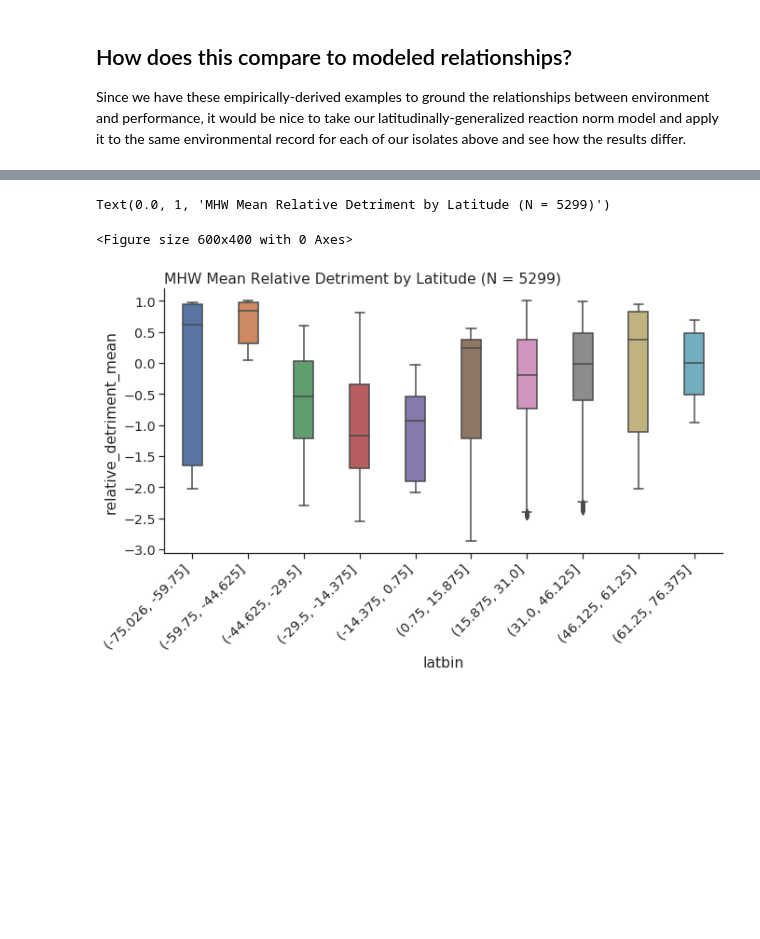
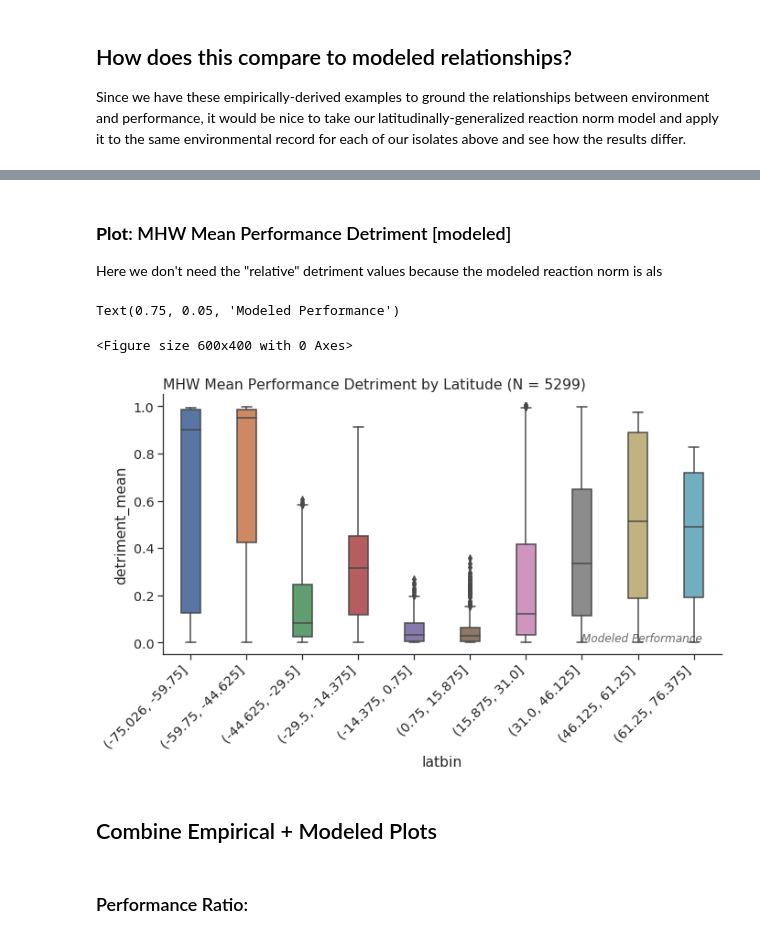
Before and after one commit to HuckleyLab/phyto-mhw, a Jupyter notebook: analysis/Individual_Isolate_performance.ipynb, the cells around one changed output, grey strips where cells are left out. Cells and saved outputs as stored; diff of their text form; code cells hidden in the pictures; blank space fills up the shorter version.

Commit message:
updates to individual isolate performance

```diff
--- a/analysis/Individual_Isolate_performance.ipynb
+++ b/analysis/Individual_Isolate_performance.ipynb
@@ -481,3 +486,5 @@ modeled_isolates_mhws_ddf = modeled_isolates_mhw.to_dask_dataframe().dropna().re
 # %%
 modeled_isolates_mhws_ddf.performance = modeled_isolates_mhws_ddf.performance.mask(modeled_isolates_mhws_ddf.performance < 0, 0)
 modeled_isolates_mhws_ddf.performance_clim = modeled_isolates_mhws_ddf.performance_clim.mask(modeled_isolates_mhws_ddf.performance_clim < 0, 0)
+modeled_isolates_mhws_ddf.performance = modeled_isolates_mhws_ddf.performance.mask(modeled_isolates_mhws_ddf.performance > 1, 1)
+modeled_isolates_mhws_ddf.performance_clim = modeled_isolates_mhws_ddf.performance_clim.mask(modeled_isolates_mhws_ddf.performance_clim > 1, 1)
@@ -484,6 +493,24 @@ modeled_isolates_mhws_ddf.performance_clim = modeled_isolates_mhws_ddf.performan
+# %%
+def compute_mhw_performance_modeled(df):
+    isolate_optimal_performance = 1
+    performance_detriment_mhw = isolate_optimal_performance - df.performance
+    performance_detriment_clim = isolate_optimal_performance - df.performance_clim
+    return pd.Series({
+        'isolate' : df.isolate.min(),
+        'detriment_sum' : performance_detriment_mhw.sum(),
+        'relative_detriment_mean' : (performance_detriment_mhw / isolate_optimal_performance).mean(),
+        'detriment_mean' : performance_detriment_mhw.mean(),
+        'performance_diff_sum' : (df.performance - df.performance_clim).sum(),
+        'performance_ratio_mean' : (df.performance / df.performance_clim).mean(),
+        'intensity_cumulative' : df.intensity_cumulative.min(),
+        'intensity_mean': df.intensity_mean.min(),
+        'duration' : df.duration.min(),
+        'start_doy' : df.time.dt.dayofyear.min(),
+        'perf_det_ratio' : (performance_detriment_mhw / performance_detriment_clim).mean()
+    })
 # %%
 %%time
-mhw_events_modeled = modeled_isolates_mhws_ddf.groupby(['lat', 'lon', 'isolate', 'mhw']).apply(compute_mhw_performance).compute()
+mhw_events_modeled = modeled_isolates_mhws_ddf.groupby(['lat', 'lon', 'isolate', 'mhw']).apply(compute_mhw_performance_modeled).compute()
 # %% [output]
   After:  .apply(func, meta={'x': 'f8', 'y': 'f8'}) for dataframe result
   or:     .apply(func, meta=('x', 'f8'))            for series result
@@ -497,0 +528,11 @@ mhw_events_modeled['doy_bins'] = pd.cut(mhw_events_modeled['start_doy'], bins=4)
+# %%
+figure = plt.figure(dpi=100)
+sns.set(font_scale=1.3, style='ticks')
+fg = sns.catplot(kind='box', x = 'latbin', y = 'performance_ratio_mean', data=mhw_events_modeled, aspect=2, width=0.35)
+plt.xticks(rotation=45, ha='right')
+# plt.axhline(1.0, linestyle='--', alpha=0.6, color='gray')
+# plt.ylim([0, 2])
+plt.title(f"MHW Mean Performance Ratio by Latitude (N = {len(mhw_events_modeled)})", loc='left')
+plt.annotate("Modeled Performance", (0.75, 0.05), xycoords='axes fraction', fontsize=12, alpha=0.7, style='italic')
+plt.axhline(1.0, linestyle='--', alpha=0.4)
+# plt.ylim([-0, 2])
@@ -498,13 +543,22 @@ mhw_events_modeled['doy_bins'] = pd.cut(mhw_events_modeled['start_doy'], bins=4)
+# %% [markdown]
+### **Plot**: MHW Mean Performance Detriment [modeled]
+
+Here we don't need the "relative" detriment values because the modeled reaction norm is als
 # %%
 figure = plt.figure(dpi=100)
 sns.set(font_scale=1.3, style='ticks')
-fg = sns.catplot(kind='box', x = 'latbin', y = 'relative_detriment_mean', data=mhw_events_modeled, aspect=2, width=0.35)
+fg = sns.catplot(kind='box', x = 'latbin', y = 'detriment_mean', data=mhw_events_modeled, aspect=2, width=0.35)
 plt.xticks(rotation=45, ha='right')
 # plt.axhline(1.0, linestyle='--', alpha=0.6, color='gray')
 # plt.ylim([0, 2])
-plt.title(f"MHW Mean Relative Detriment by Latitude (N = {len(mhw_events_modeled)})", loc='left')
+plt.title(f"MHW Mean Performance Detriment by Latitude (N = {len(mhw_events_modeled)})", loc='left')
+plt.annotate("Modeled Performance", (0.75, 0.05), xycoords='axes fraction', fontsize=12, alpha=0.7, style='italic')
 # plt.ylim([-1, 2])
 # %% [output]
-Text(0.0, 1, 'MHW Mean Relative Detriment by Latitude (N = 5299)')
+Text(0.75, 0.05, 'Modeled Performance')
 <Figure size 600x400 with 0 Axes>
-[figure, old version]
+[figure, new version]
+# %% [markdown]
+## Combine Empirical + Modeled Plots
+# %% [markdown]
+### Performance Ratio:
```
Also changed, not shown: parts of 57 cells of this notebook.
